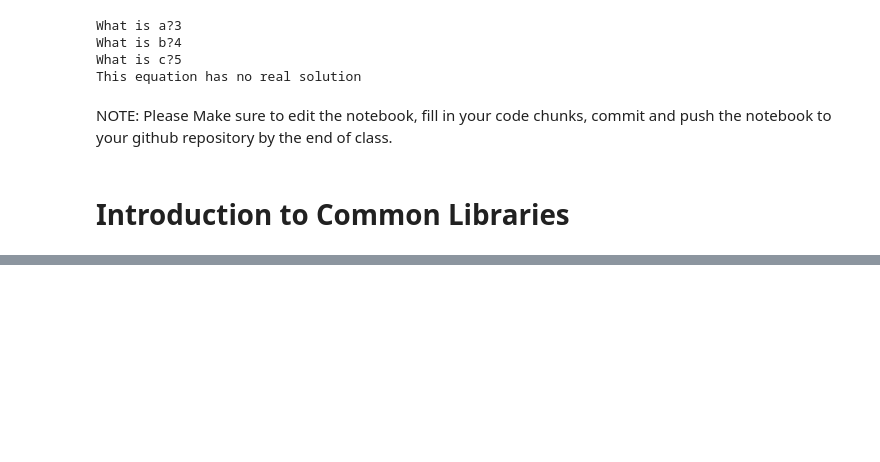
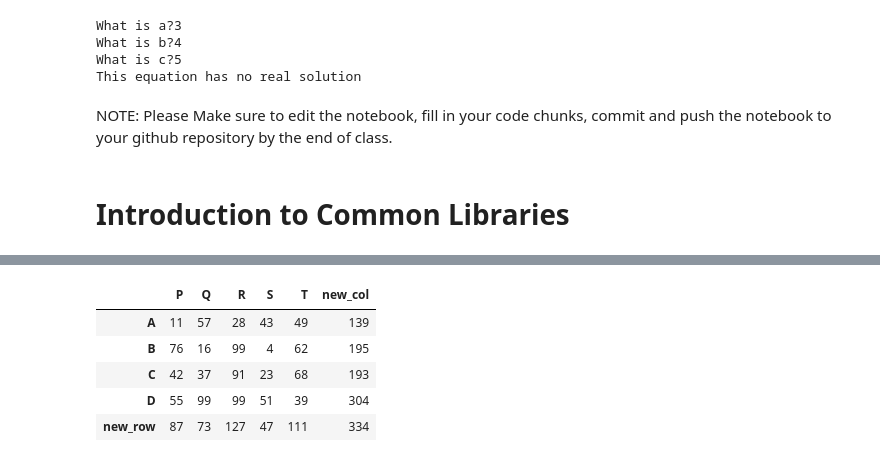
Before and after one commit to vardayini/MEM_FDS_Fall18_Lab_Tutorials, a Jupyter notebook: Lab_1_11-6-18.ipynb, the cells around one changed output, grey strips where cells are left out. Saved outputs shown, nothing was run; the diff lists cells and outputs as text; code cells hidden in the pictures; blank space fills up the shorter version.

```diff
--- a/Lab_1_11-6-18.ipynb
+++ b/Lab_1_11-6-18.ipynb
@@ -351,0 +468,8 @@ NOTE: Please Make sure to edit the notebook, fill in your code chunks, commit an
+# %%
+# lets create a numpy array of random integers
+arr = np.random.randint(1,100,20)
+# %%
+# Now, lets create a dataframe. This is the syntax
+# .reshape function is just to change the numpy array as per your required dimensions
+df = pd.DataFrame(arr.reshape(4,5),index = ['A','B','C','D'],columns=['P','Q','R','S','T'])
+df
@@ -351,0 +583,2 @@ NOTE: Please Make sure to edit the notebook, fill in your code chunks, commit an
+# %%
+df['new_col'] = df['P'] + df['Q'] + df['R']+ df['S']
@@ -351,0 +593,13 @@ NOTE: Please Make sure to edit the notebook, fill in your code chunks, commit an
+# %%
+# to create a new row , use the .operator and use .loc syntax
+df.loc['new_row'] = df.loc['A'] + df.loc['B']
+# %%
+# check the dataframe again
+df
+# %% [output]
+|  | P | Q | R | S | T | new_col |
+| A | 11 | 57 | 28 | 43 | 49 | 139 |
+| B | 76 | 16 | 99 | 4 | 62 | 195 |
+| C | 42 | 37 | 91 | 23 | 68 | 193 |
+| D | 55 | 99 | 99 | 51 | 39 | 304 |
+| new_row | 87 | 73 | 127 | 47 | 111 | 334 |
```
Also changed, not shown: parts of 92 cells of this notebook, 1 other file.
